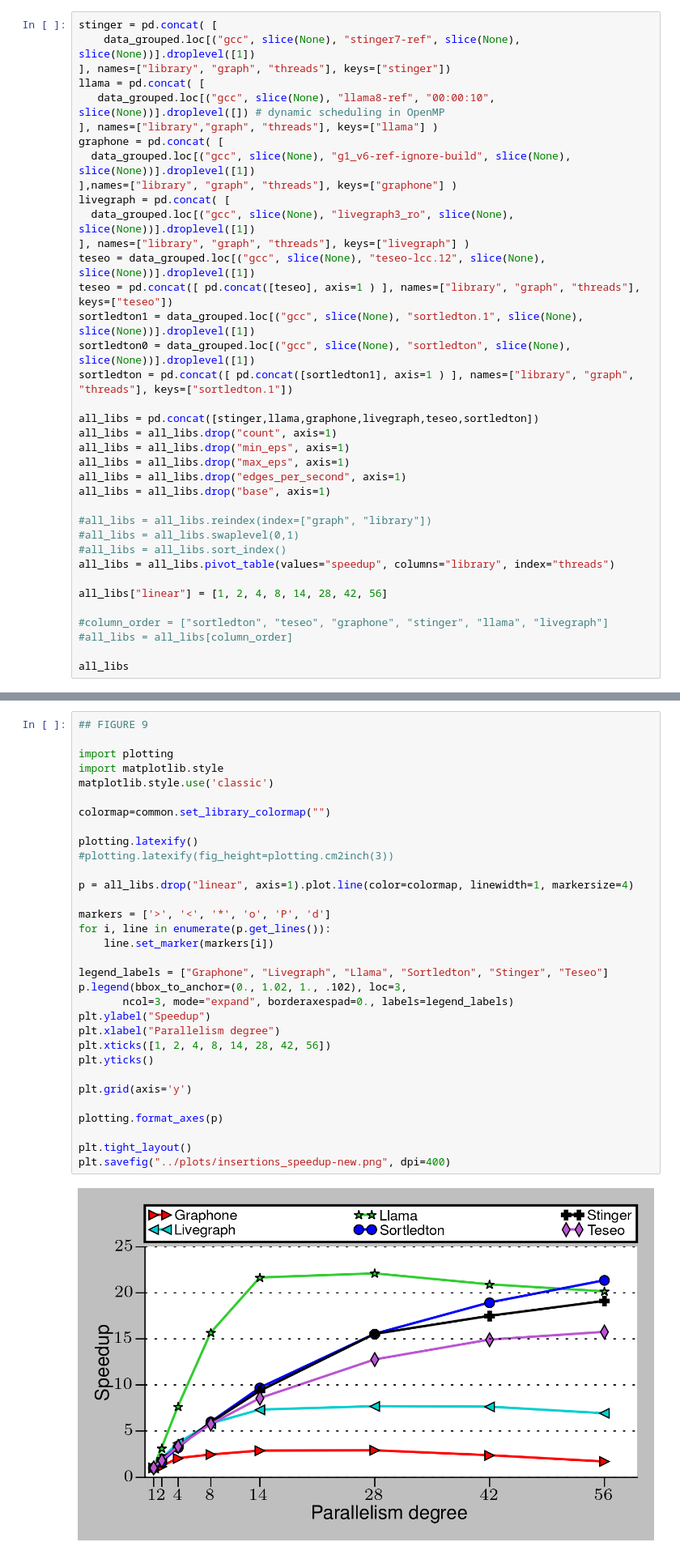
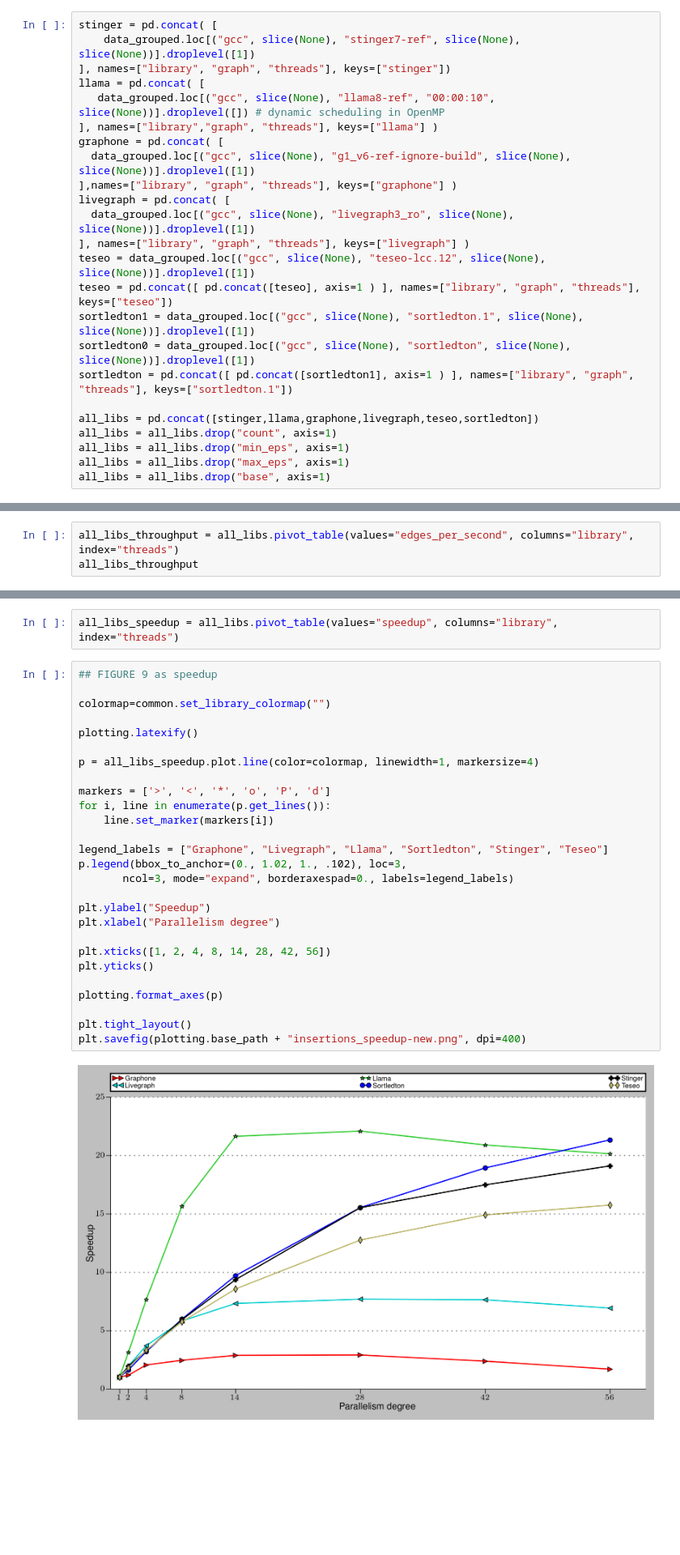
Before and after one commit to PerFuchs/gfe_notebooks, a Jupyter notebook: insertions-speedup.ipynb, the cells around one changed output, grey strips where cells are left out. Shown at 81% size. Drawn from its saved outputs; the diff is of its cells as text; blank space fills up the shorter version.

```diff
--- a/insertions-speedup.ipynb
+++ b/insertions-speedup.ipynb
@@ -95,17 +99,4 @@ all_libs = pd.concat([stinger,llama,graphone,livegraph,teseo,sortledton])
 all_libs = all_libs.drop("count", axis=1)
 all_libs = all_libs.drop("min_eps", axis=1)
 all_libs = all_libs.drop("max_eps", axis=1)
-all_libs = all_libs.drop("edges_per_second", axis=1)
 all_libs = all_libs.drop("base", axis=1)
-
-#all_libs = all_libs.reindex(index=["graph", "library"])
-#all_libs = all_libs.swaplevel(0,1)
-#all_libs = all_libs.sort_index()
-all_libs = all_libs.pivot_table(values="speedup", columns="library", index="threads")
-
-all_libs["linear"] = [1, 2, 4, 8, 14, 28, 42, 56]
-
-#column_order = ["sortledton", "teseo", "graphone", "stinger", "llama", "livegraph"]
-#all_libs = all_libs[column_order]
-
-all_libs
@@ -122,0 +103,3 @@ all_libs
+# %%
+all_libs_throughput = all_libs.pivot_table(values="edges_per_second", columns="library", index="threads")
+all_libs_throughput
@@ -123,37 +158,34 @@ all_libs
+# %%
+all_libs_speedup = all_libs.pivot_table(values="speedup", columns="library", index="threads")
 # %%
-## FIGURE 9
-
-import plotting
-import matplotlib.style
-matplotlib.style.use('classic')
+## FIGURE 9 as speedup
 
 colormap=common.set_library_colormap("")
 
 plotting.latexify()
-#plotting.latexify(fig_height=plotting.cm2inch(3))
 
-p = all_libs.drop("linear", axis=1).plot.line(color=colormap, linewidth=1, markersize=4)
+p = all_libs_speedup.plot.line(color=colormap, linewidth=1, markersize=4)
 
 markers = ['>', '<', '*', 'o', 'P', 'd']
 for i, line in enumerate(p.get_lines()):
     line.set_marker(markers[i])
 
 legend_labels = ["Graphone", "Livegraph", "Llama", "Sortledton", "Stinger", "Teseo"]
 p.legend(bbox_to_anchor=(0., 1.02, 1., .102), loc=3,
        ncol=3, mode="expand", borderaxespad=0., labels=legend_labels)
+
 plt.ylabel("Speedup")
 plt.xlabel("Parallelism degree")
+
 plt.xticks([1, 2, 4, 8, 14, 28, 42, 56])
 plt.yticks()
-
-plt.grid(axis='y')
 
 plotting.format_axes(p)
 
 plt.tight_layout()
-plt.savefig("../plots/insertions_speedup-new.png", dpi=400)
+plt.savefig(plotting.base_path + "insertions_speedup-new.png", dpi=400)
 # %% [output]
-[figure, old version]
+[figure, new version]
 # %% [markdown]
 ## Sortledton.1 vs Sortledton
 
```
Also changed, not shown: parts of 6 cells of this notebook, 5 other files.
